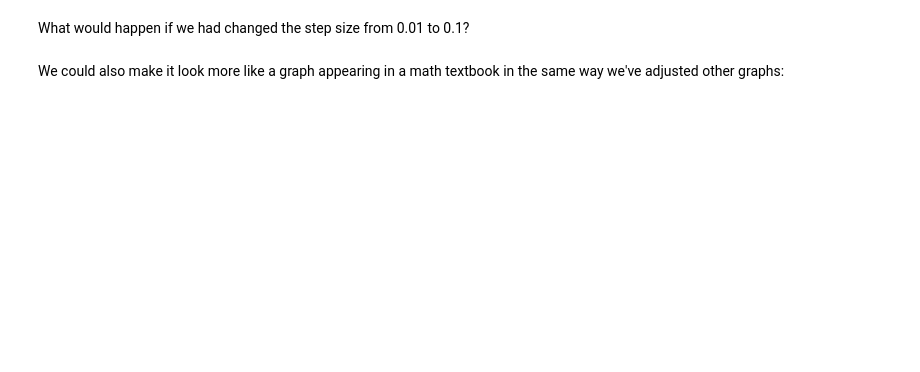
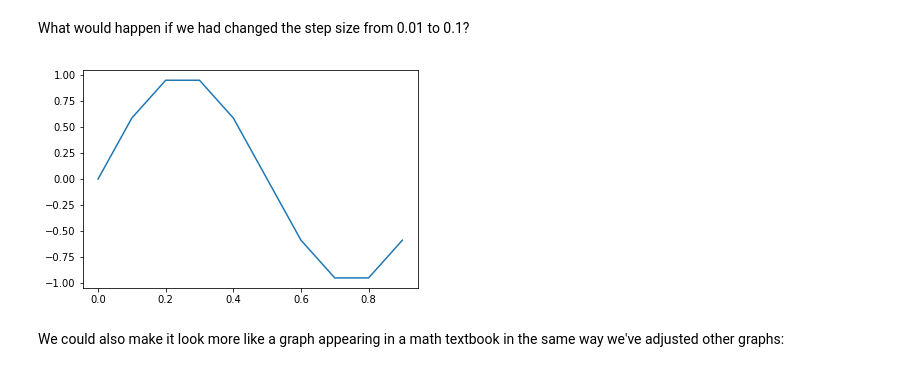
Before and after one commit to scotthsieh0503/DataScienceClass, a Jupyter notebook: Unit 4 - Data Visualization/Unit 04 - Data Visualization.ipynb, the cells around one changed output. Drawn from its saved outputs; the diff is of its cells as text; code cells hidden in the pictures; blank space fills up the shorter version.

```diff
--- a/Unit 4 - Data Visualization/Unit 04 - Data Visualization.ipynb
+++ b/Unit 4 - Data Visualization/Unit 04 - Data Visualization.ipynb
@@ -343,5 +374,12 @@ plt.show()
 # %% [markdown]
 What would happen if we had changed the step size from 0.01 to 0.1?
+# %%
+t = np.arange(0.0, 1.0, 0.1)
+s = np.sin(2*np.pi * t)
+plt.plot(t,s)
+plt.show()
+# %% [output]
+[figure, added]
 # %% [markdown]
 We could also make it look more like a graph appearing in a math textbook in the same way we've adjusted other graphs:
 # %%
```
Also changed, not shown: parts of 38 cells of this notebook, 22 other files.
